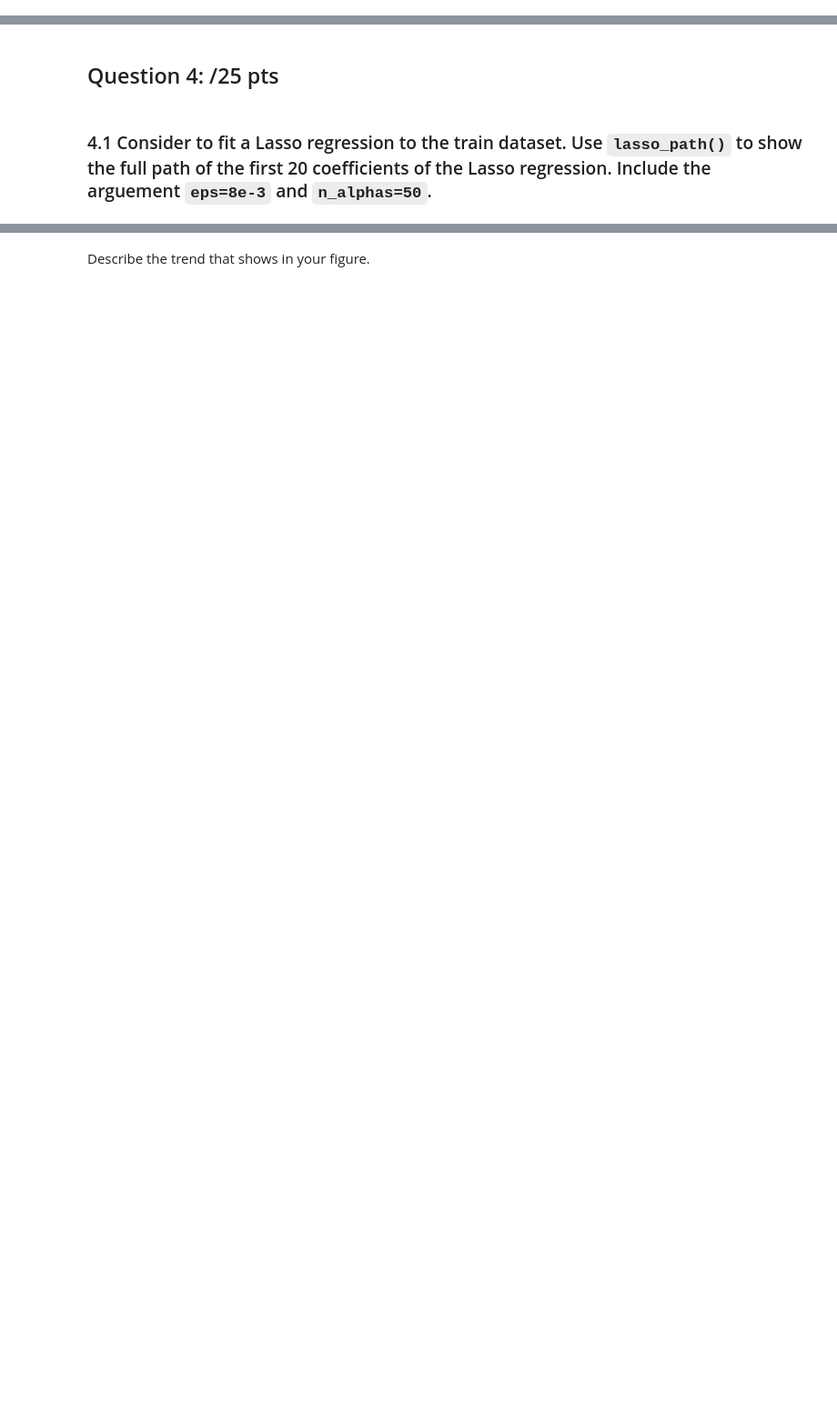
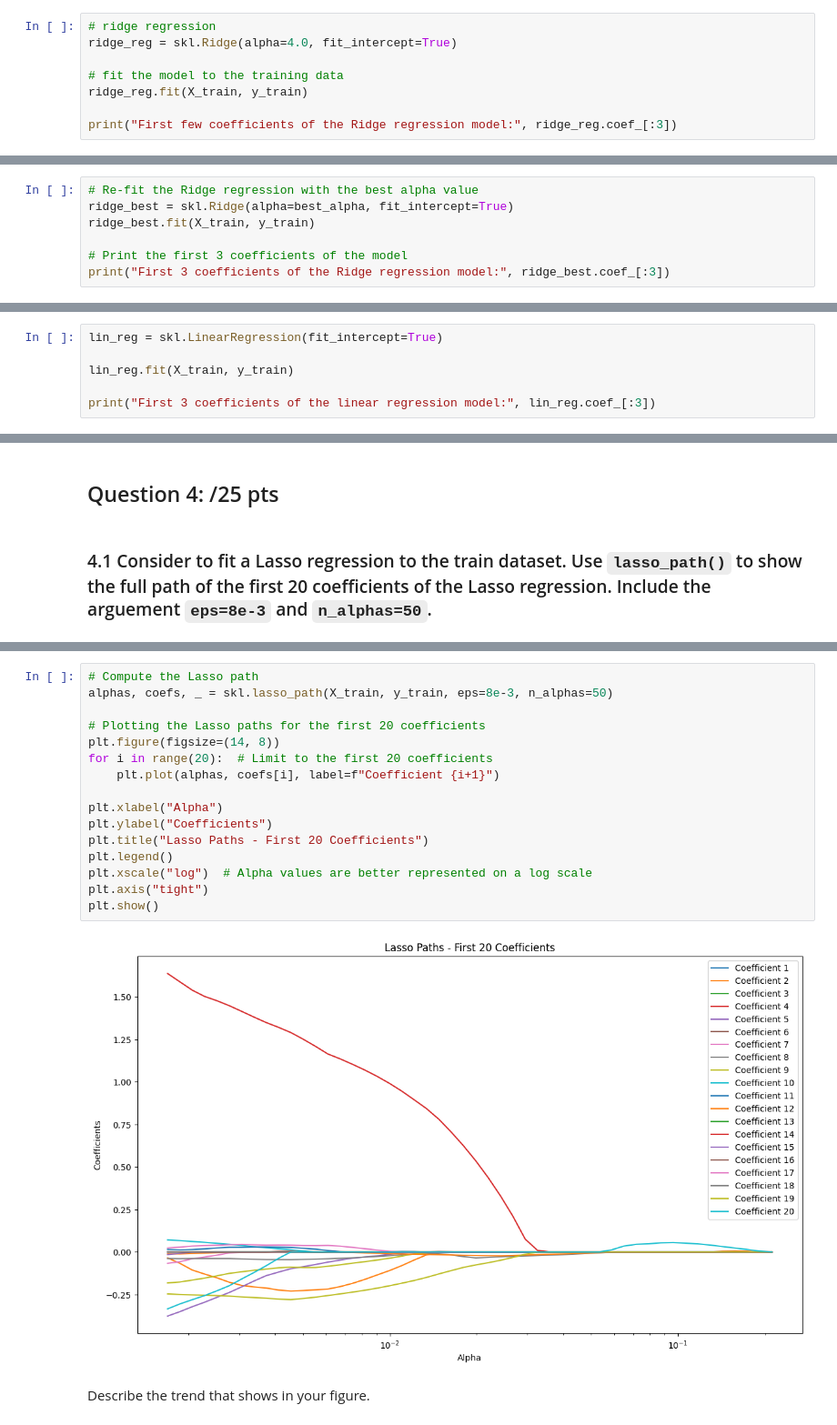
Before and after one commit to ParamvirSran/Machine-Learning, a Jupyter notebook: Assignments/A6/Assignment_6.ipynb, the cells around one changed output, grey strips where cells are left out. Shown at 91% size. Saved outputs shown, nothing was run; the diff lists cells and outputs as text; blank space fills up the shorter version.

```diff
--- a/Assignments/A6/Assignment_6.ipynb
+++ b/Assignments/A6/Assignment_6.ipynb
@@ -149,0 +148,8 @@ Observations in training data set is 5748. Average value of target variable in t
+# %%
+# ridge regression
+ridge_reg = skl.Ridge(alpha=4.0, fit_intercept=True)
+
+# fit the model to the training data
+ridge_reg.fit(X_train, y_train)
+
+print("First few coefficients of the Ridge regression model:", ridge_reg.coef_[:3])
@@ -157,0 +190,7 @@ Observations in training data set is 5748. Average value of target variable in t
+# %%
+# Re-fit the Ridge regression with the best alpha value
+ridge_best = skl.Ridge(alpha=best_alpha, fit_intercept=True)
+ridge_best.fit(X_train, y_train)
+
+# Print the first 3 coefficients of the model
+print("First 3 coefficients of the Ridge regression model:", ridge_best.coef_[:3])
@@ -161,0 +201,6 @@ Observations in training data set is 5748. Average value of target variable in t
+# %%
+lin_reg = skl.LinearRegression(fit_intercept=True)
+
+lin_reg.fit(X_train, y_train)
+
+print("First 3 coefficients of the linear regression model:", lin_reg.coef_[:3])
@@ -178,2 +227,20 @@ Comparing the parameters that you obtain in questions 3.3 and 3.4, what do you f
+# %%
+# Compute the Lasso path
+alphas, coefs, _ = skl.lasso_path(X_train, y_train, eps=8e-3, n_alphas=50)
+
+# Plotting the Lasso paths for the first 20 coefficients
+plt.figure(figsize=(14, 8))
+for i in range(20):  # Limit to the first 20 coefficients
+    plt.plot(alphas, coefs[i], label=f"Coefficient {i+1}")
+
+plt.xlabel("Alpha")
+plt.ylabel("Coefficients")
+plt.title("Lasso Paths - First 20 Coefficients")
+plt.legend()
+plt.xscale("log")  # Alpha values are better represented on a log scale
+plt.axis("tight")
+plt.show()
+# %% [output]
+[figure, added]
 # %% [markdown]
 Describe the trend that shows in your figure.
```
Also changed, not shown: parts of 33 cells of this notebook.
